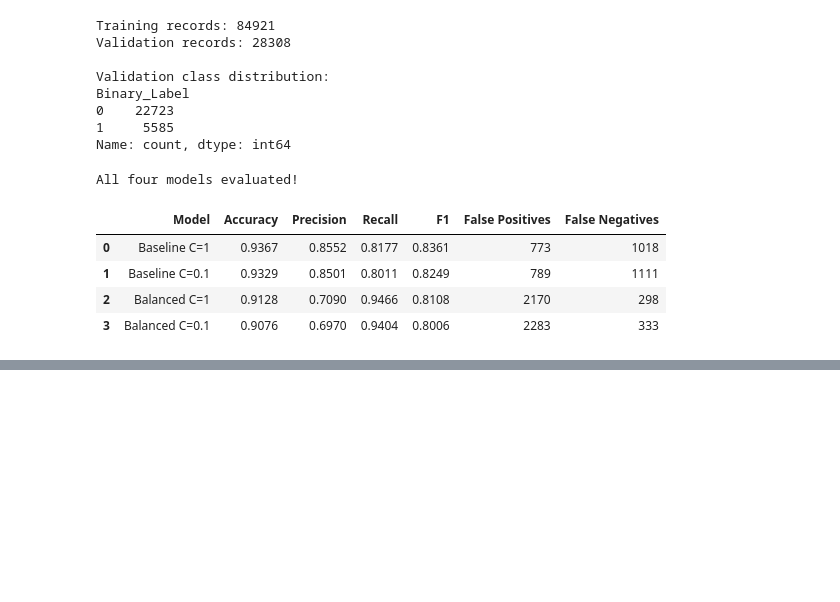
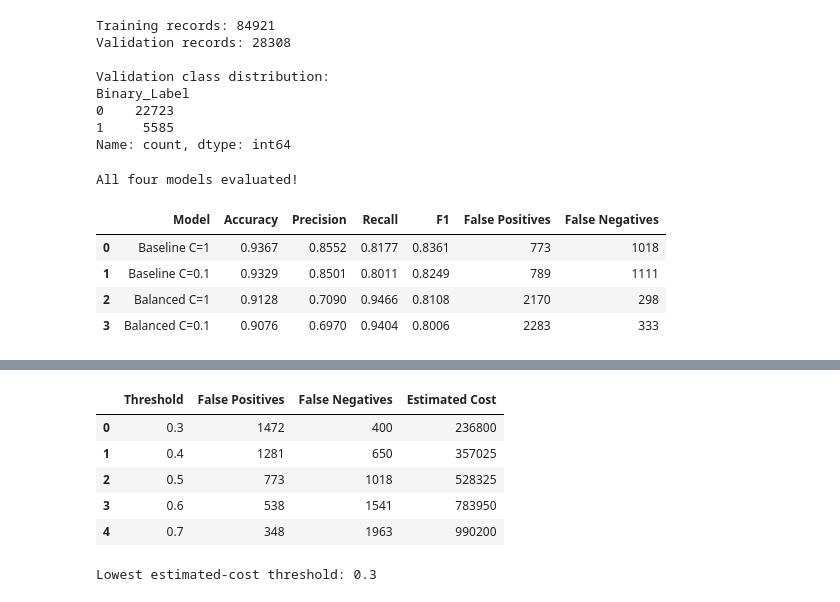
Before and after one commit to rahulraj710/AML-CID, a Jupyter notebook: notebooks/02_logistic_regression.ipynb, the cells around one changed output, grey strips where cells are left out. Cells and saved outputs as stored; diff of their text form; code cells hidden in the pictures; blank space fills up the shorter version.

```diff
--- a/notebooks/02_logistic_regression.ipynb
+++ b/notebooks/02_logistic_regression.ipynb
@@ -674,0 +802,37 @@ display(
+# %%
+
+# Hypothetical cost assumptions
+cost_per_false_alarm = 25
+cost_per_missed_attack = 500
+
+business_results = threshold_df.copy()
+
+business_results["Estimated Cost"] = (
+    business_results["False Positives"] * cost_per_false_alarm
+    + business_results["False Negatives"] * cost_per_missed_attack
+)
+
+display(
+    business_results[
+        ["Threshold", "False Positives",
+         "False Negatives", "Estimated Cost"]
+    ].sort_values("Estimated Cost")
+)
+
+best_business_threshold = business_results.loc[
+    business_results["Estimated Cost"].idxmin(),
+    "Threshold"
+]
+
+print(
+    "Lowest estimated-cost threshold:",
+    best_business_threshold
+)
+# %% [output]
+|  | Threshold | False Positives | False Negatives | Estimated Cost |
+| 0 | 0.3 | 1472 | 400 | 236800 |
+| 1 | 0.4 | 1281 | 650 | 357025 |
+| 2 | 0.5 | 773 | 1018 | 528325 |
+| 3 | 0.6 | 538 | 1541 | 783950 |
+| 4 | 0.7 | 348 | 1963 | 990200 |
+Lowest estimated-cost threshold: 0.3
```
Also changed, not shown: parts of 3 cells of this notebook.
